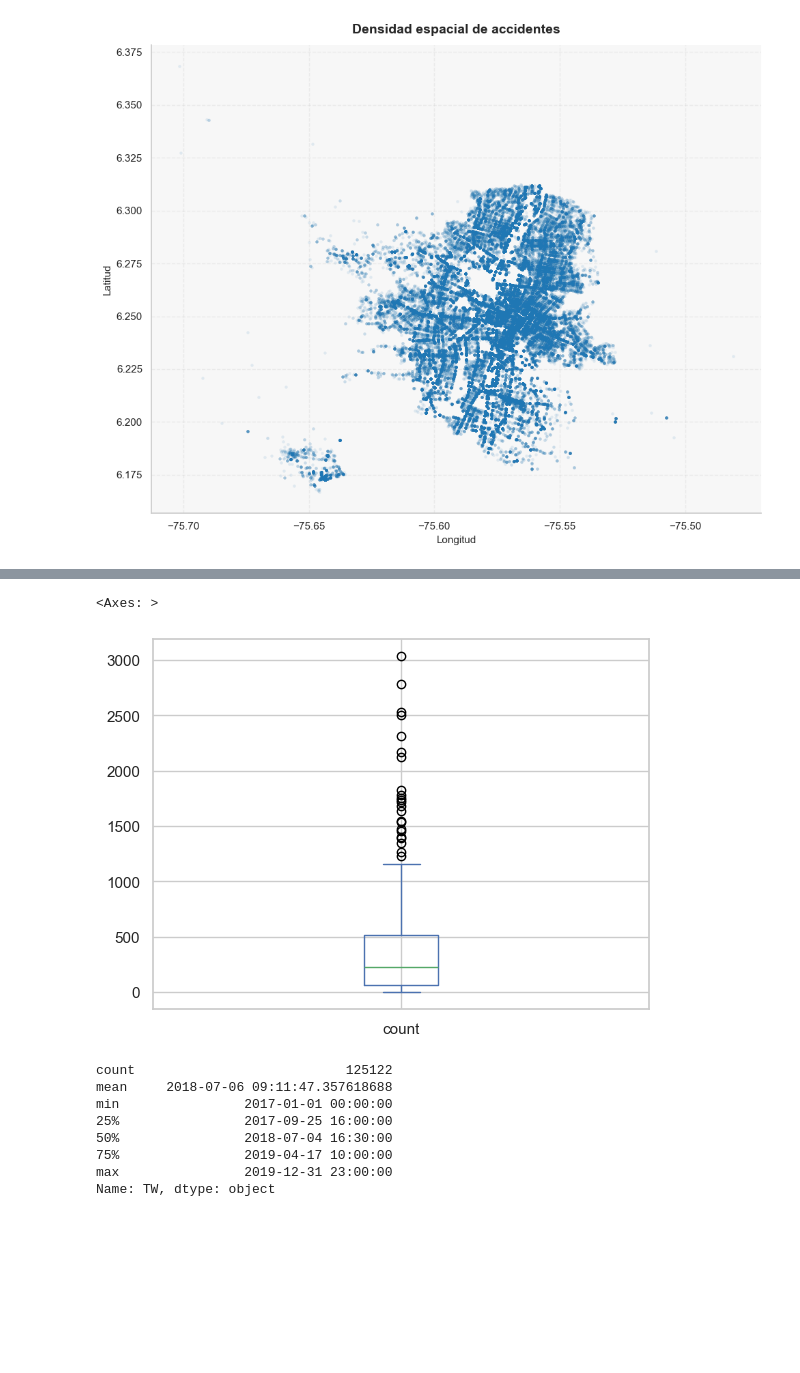
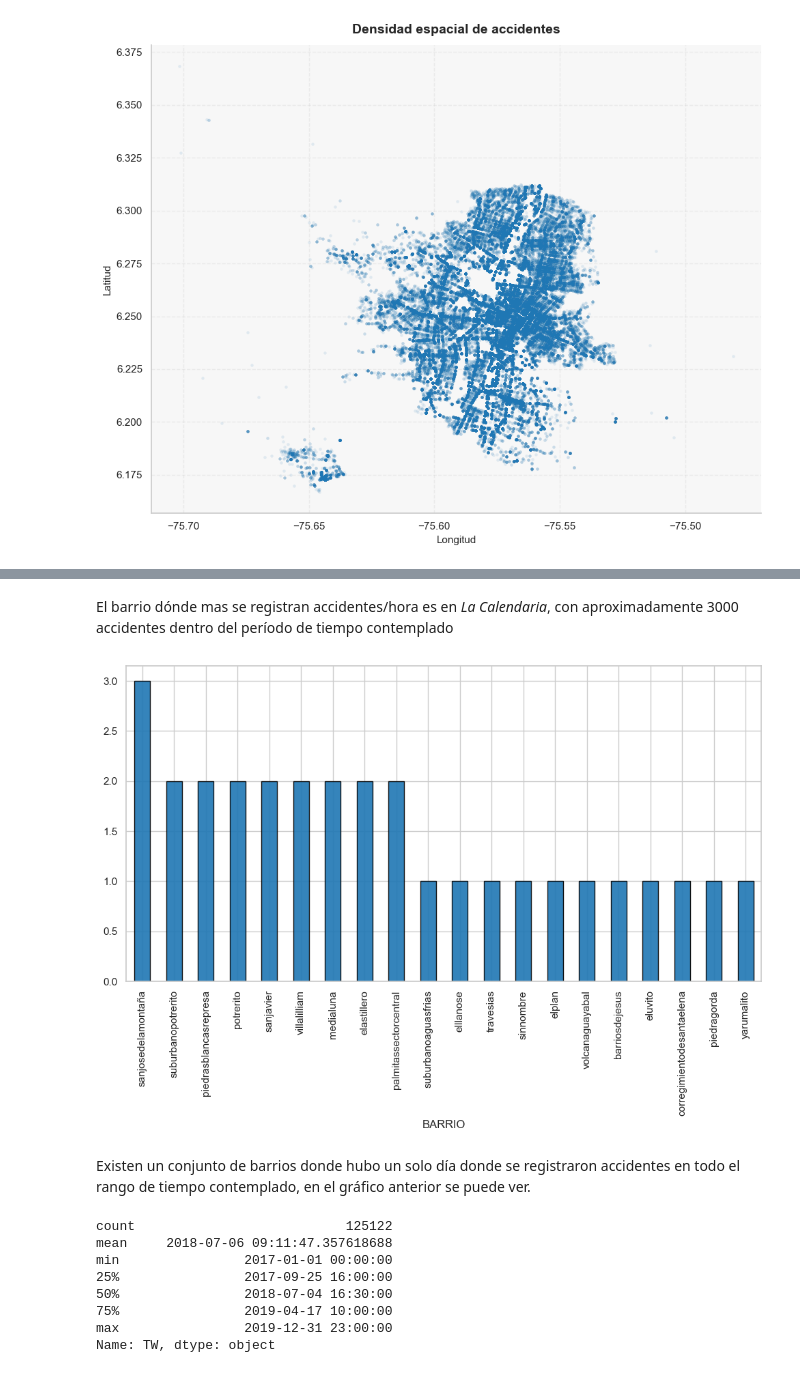
Before and after one commit to juanjo2684/Aprendizaje_Automatico_Taller_20261, a Jupyter notebook: TallerAccidentes.ipynb, the cells around one changed output, grey strips where cells are left out. Saved outputs shown, nothing was run; the diff lists cells and outputs as text; code cells hidden in the pictures; blank space fills up the shorter version.

Commit message:
Segunda Version Full
Ahí esta contemplado, falta ajustar el modelo, y la interpretación

```diff
--- a/TallerAccidentes.ipynb
+++ b/TallerAccidentes.ipynb
@@ -157,10 +159,12 @@ plt.show()
-# %%
-raw_accidentes['BARRIO'].value_counts().plot.box()
-# %% [output]
-<Axes: >
-[figure, removed]
-# %%
-raw_accidentes['TW'] =pd.to_datetime(raw_accidentes['TW'])
+# %% [markdown]
+El barrio dónde mas se registran accidentes/hora es en *La Calendaria*, con aproximadamente 3000 accidentes dentro del período de tiempo contemplado
+# %%
+raw_accidentes['BARRIO'].value_counts().iloc[-20:].plot(kind='bar', color='#1f77b4', edgecolor='black', alpha=0.9, figsize=(12, 6))
+plt.show()
+# %% [output]
+[figure, added]
+# %% [markdown]
+Existen un conjunto de barrios donde hubo un solo día donde se registraron accidentes en todo el rango de tiempo contemplado, en el gráfico anterior se puede ver.
 # %%
 raw_accidentes['TW'].describe()
 # %% [output]
```
Also changed, not shown: parts of 103 cells of this notebook.
